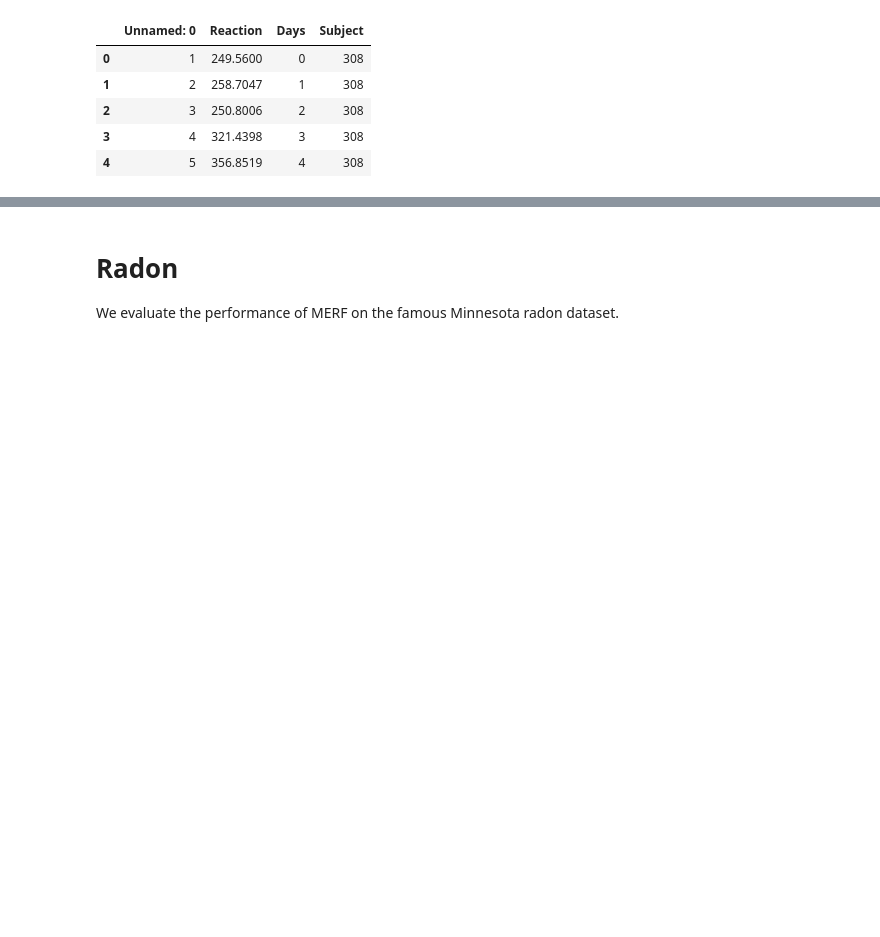
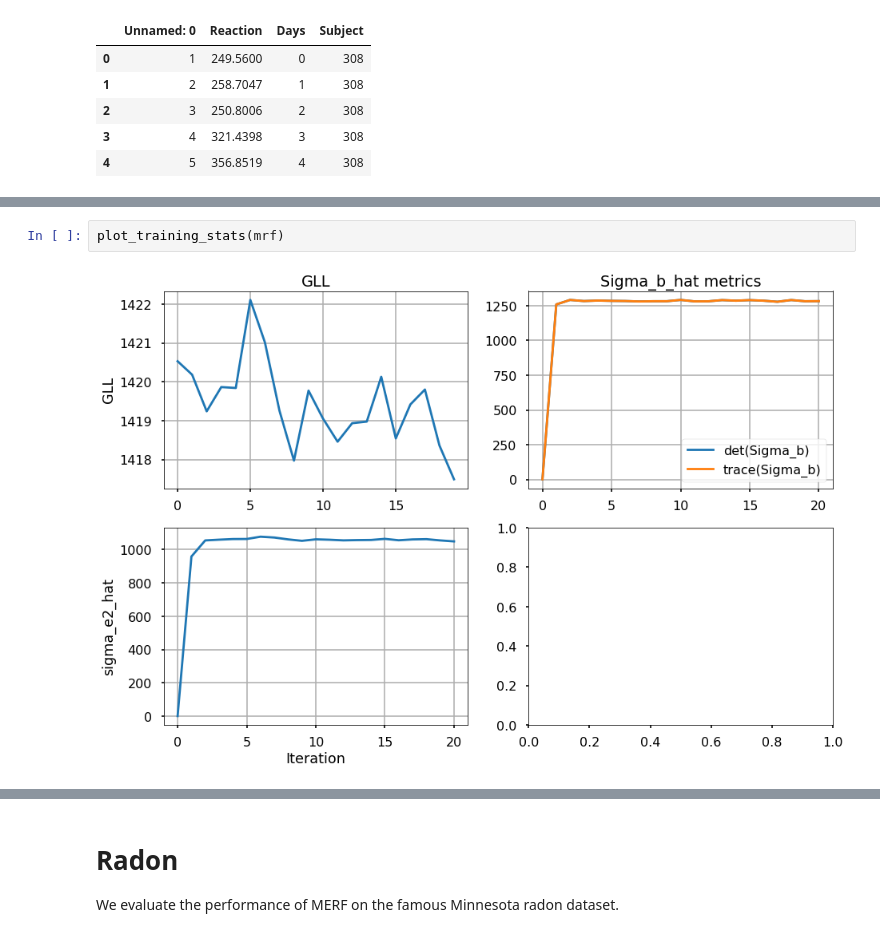
Before and after one commit to manifoldai/merf, a Jupyter notebook: notebooks/Real World MERF Examples.ipynb, the cells around one changed output, grey strips where cells are left out. Cells and saved outputs as stored; diff of their text form; blank space fills up the shorter version.

```diff
--- a/notebooks/Real World MERF Examples.ipynb
+++ b/notebooks/Real World MERF Examples.ipynb
@@ -100,0 +102,4 @@ Text(0.5,1,'MSE RF = 12.004, MSE MERF = 8.955')
+# %%
+plot_training_stats(mrf)
+# %% [output]
+[figure, added]
```
Also changed, not shown: parts of 10 cells of this notebook, 1 other file.
